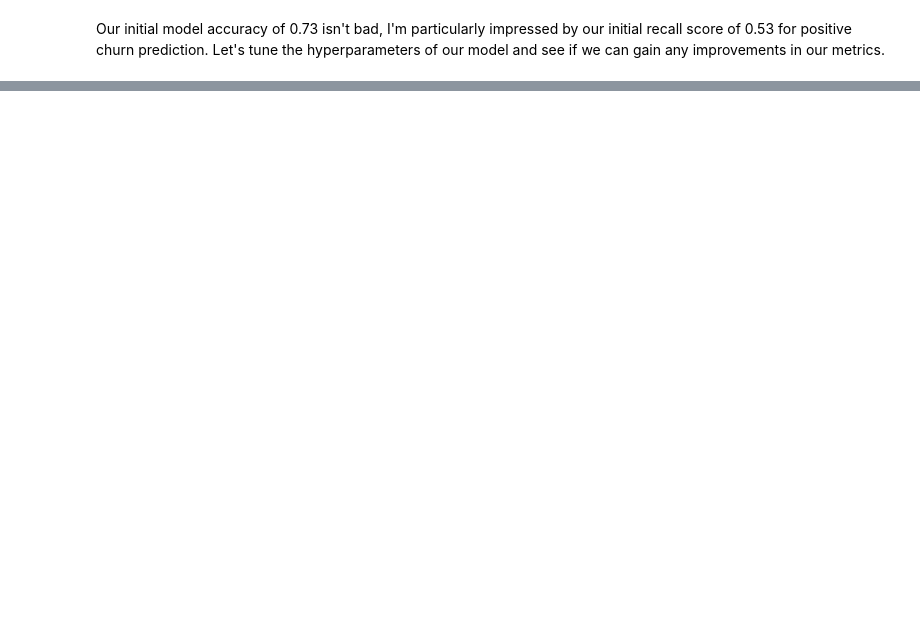
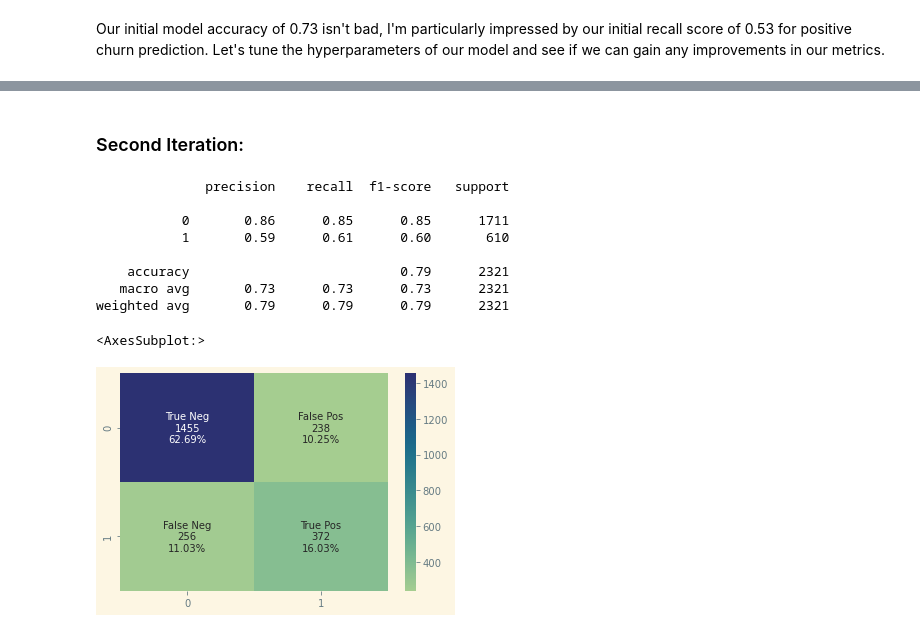
Before and after one commit to et-mill/CSC-495---Telecom-Customer-Churn, a Jupyter notebook: Models/DecisionTree.ipynb, the cells around one changed output, grey strips where cells are left out. Drawn from its saved outputs; the diff is of its cells as text; code cells hidden in the pictures; blank space fills up the shorter version.

```diff
--- a/Models/DecisionTree.ipynb
+++ b/Models/DecisionTree.ipynb
@@ -91,0 +98,31 @@ grid.fit(X_train, y_train)
+# %% [markdown]
+### Second Iteration:
+# %%
+decision_tree_hp = DecisionTreeClassifier(criterion='entropy', max_depth=5, min_samples_leaf=2, min_samples_split=6)
+decision_tree_hp.fit(X_train, y_train)
+
+y_pred_dt_hp = decision_tree_hp.predict(X_test)
+y_pred_train_dt_hp = decision_tree_hp.predict(X_train)
+
+print(metrics.classification_report(y_test, y_pred_dt_hp))
+
+cf_matrix = metrics.confusion_matrix(y_pred_dt_hp, y_test)
+group_names = ['True Neg', 'False Pos', 'False Neg', 'True Pos']
+group_counts = [f"{value}" for value in cf_matrix.flatten()]
+group_percentages = ["{0:.2%}".format(value) for value in
+                     cf_matrix.flatten()/np.sum(cf_matrix)]
+labels = [f"{v1}\n{v2}\n{v3}" for v1, v2, v3 in
+          zip(group_names,group_counts,group_percentages)]
+labels = np.asarray(labels).reshape(2,2)
+sns.heatmap(cf_matrix, annot=labels, fmt='', cmap='crest')
+# %% [output]
+              precision    recall  f1-score   support
+
+           0       0.86      0.85      0.85      1711
+           1       0.59      0.61      0.60       610
+
+    accuracy                           0.79      2321
+   macro avg       0.73      0.73      0.73      2321
+weighted avg       0.79      0.79      0.79      2321
+<AxesSubplot:>
+[figure, added]
```
Also changed, not shown: parts of 5 cells of this notebook, 5 other files.
